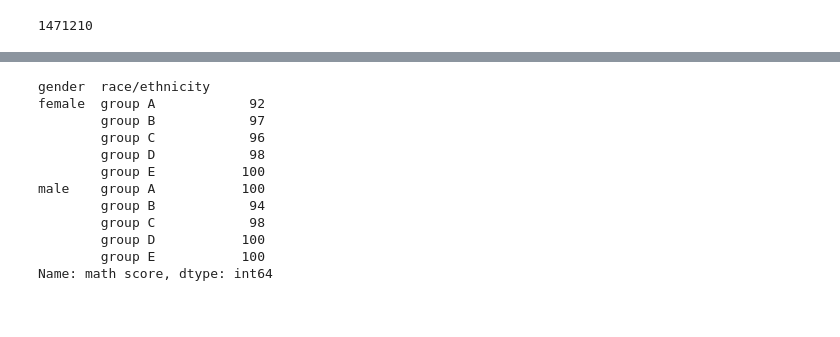
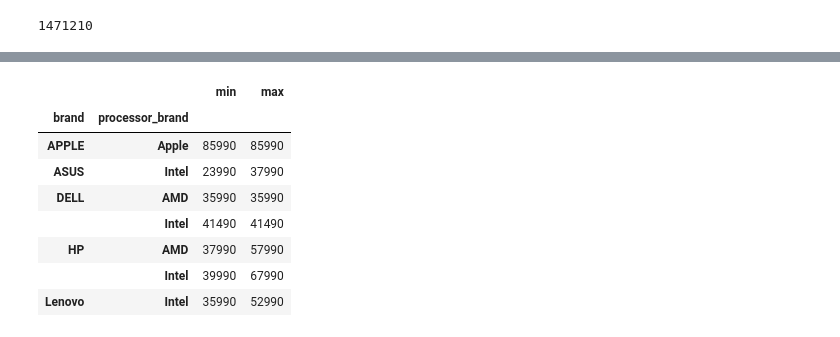
Before and after one commit to shashank1391/UCDPA_Shashankgupta, a Jupyter notebook: Project_shashank.ipynb, the cells around one changed output, grey strips where cells are left out. Cells and saved outputs as stored; diff of their text form; code cells hidden in the pictures.

```diff
--- a/Project_shashank.ipynb
+++ b/Project_shashank.ipynb
@@ -118,15 +118,0 @@ student.head(10)
-# %%
-student.groupby(['gender', 'race/ethnicity'])['math score'].max()
-# %% [output]
-gender  race/ethnicity
-female  group A            92
-        group B            97
-        group C            96
-        group D            98
-        group E           100
-male    group A           100
-        group B            94
-        group C            98
-        group D           100
-        group E           100
-Name: math score, dtype: int64
@@ -132,0 +121,12 @@ Name: math score, dtype: int64
+# %%
+Laptop.head(20).groupby(['brand', 'processor_brand'])['latest_price'].agg([min, max])
+# %% [output]
+|  |  | min | max |
+| brand | processor_brand |  |  |
+| APPLE | Apple | 85990 | 85990 |
+| ASUS | Intel | 23990 | 37990 |
+| DELL | AMD | 35990 | 35990 |
+|  | Intel | 41490 | 41490 |
+| HP | AMD | 37990 | 57990 |
+|  | Intel | 39990 | 67990 |
+| Lenovo | Intel | 35990 | 52990 |
```
Also changed, not shown: parts of 3 cells of this notebook, 1 other file.
